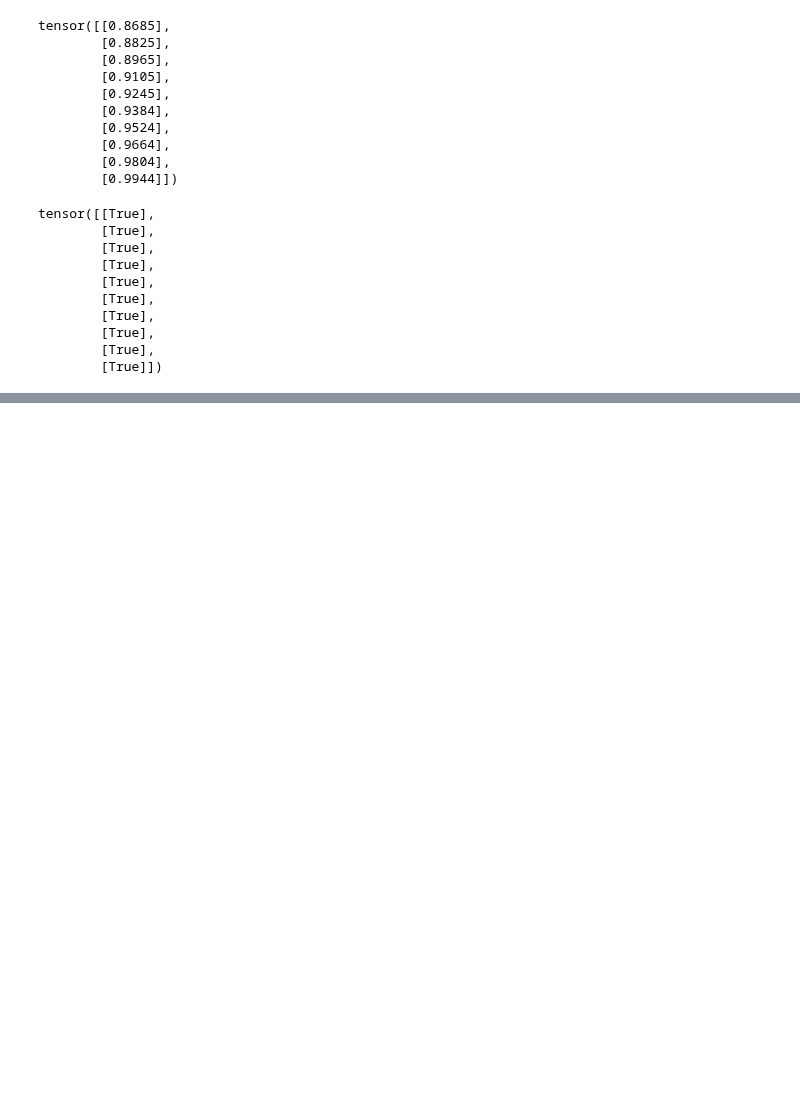
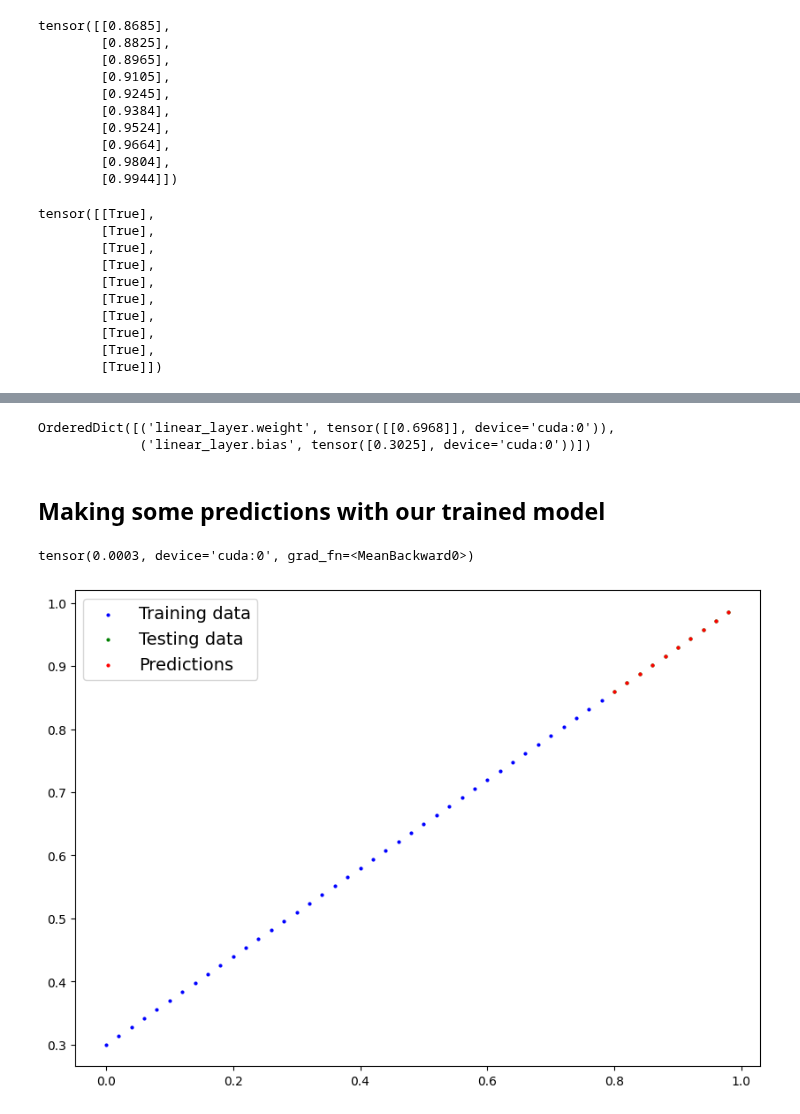
Before and after one commit to Muntasir2179/pytorch-learnig, a Jupyter notebook: 01_pytorch_workflow.ipynb, the cells around one changed output, grey strips where cells are left out. Drawn from its saved outputs; the diff is of its cells as text; code cells hidden in the pictures; blank space fills up the shorter version.

```diff
--- a/01_pytorch_workflow.ipynb
+++ b/01_pytorch_workflow.ipynb
@@ -365,0 +452,13 @@ tensor([[True],
+# %%
+class LinReg(nn.Module):
+  def __init__(self):
+    super().__init__()
+    self.linear_layer = nn.Linear(in_features=1, out_features=1)
+
+  def forward(self, x: torch.Tensor) -> torch.Tensor:
+    return self.linear_layer(x)
+# %%
+torch.manual_seed(42)
+# initializing the mode
+model = LinReg()
+model.state_dict()
@@ -365,0 +480,6 @@ tensor([[True],
+# %%
+# setup loss function
+loss_fn = nn.L1Loss()
+
+# setup optimizer
+optimizer = torch.optim.SGD(params=model.parameters(), lr=0.01)
@@ -365,0 +548,19 @@ tensor([[True],
+# %%
+model.state_dict()
+# %% [output]
+OrderedDict([('linear_layer.weight', tensor([[0.6968]], device='cuda:0')),
+             ('linear_layer.bias', tensor([0.3025], device='cuda:0'))])
+# %% [markdown]
+## Making some predictions with our trained model
+# %%
+model.eval()
+with torch.inference_mode():
+  y_preds_new = model(X_test)
+# %%
+loss_fn(y_preds_new, y_test)
+# %% [output]
+tensor(0.0003, device='cuda:0', grad_fn=<MeanBackward0>)
+# %%
+plot_predictions(predictions = y_preds_new.cpu())
+# %% [output]
+[figure, added]
```
Also changed, not shown: parts of 17 cells of this notebook.
